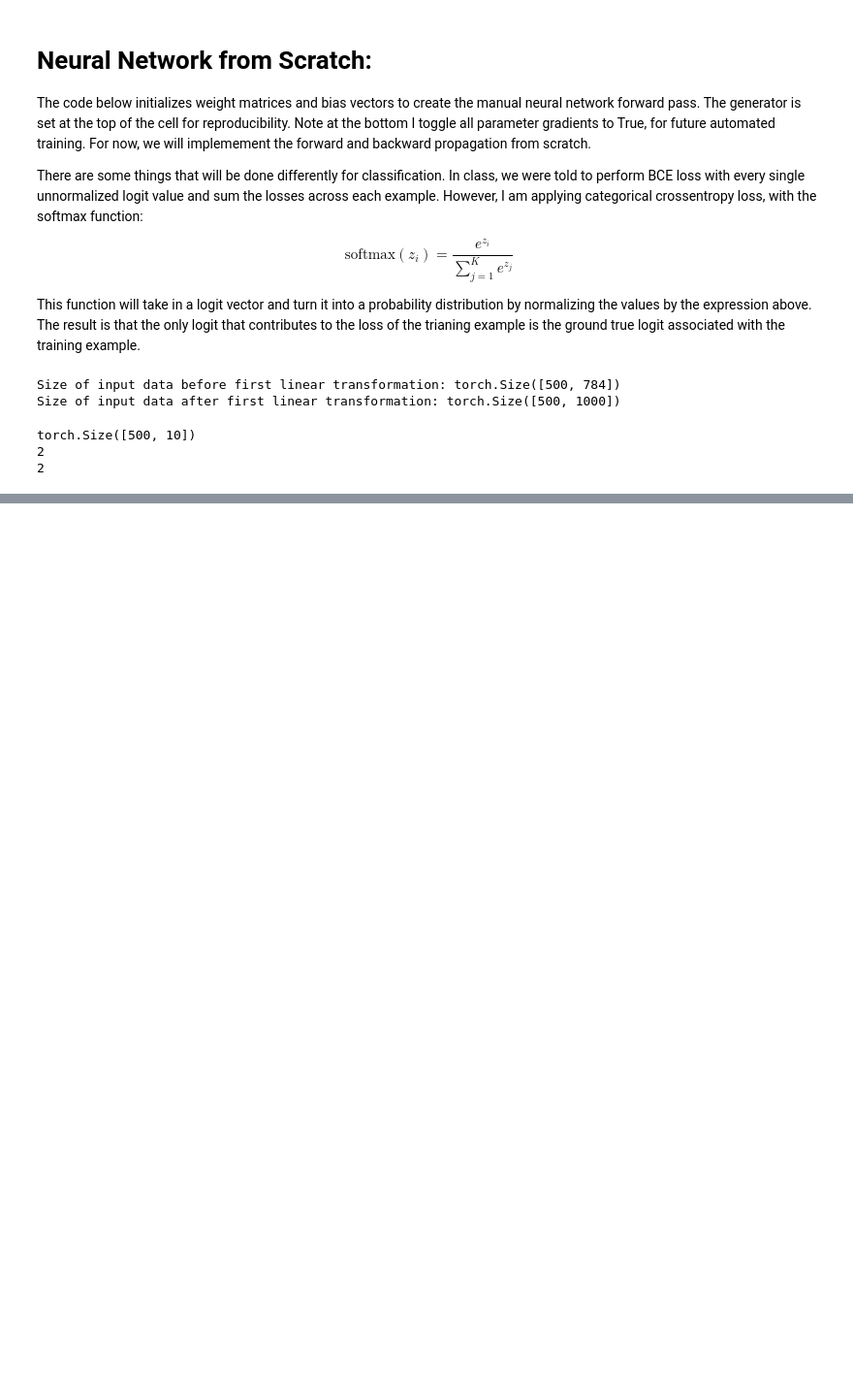
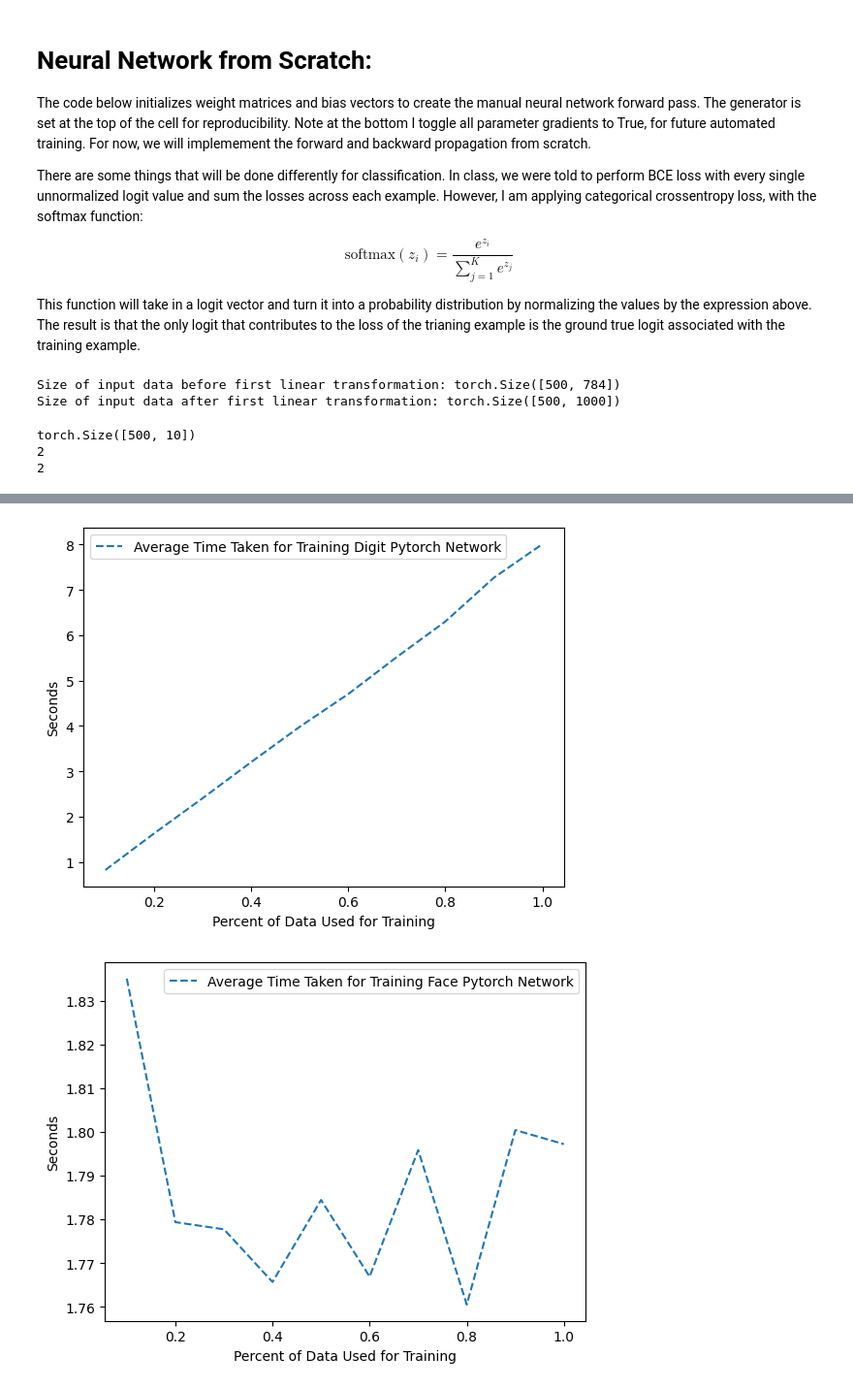
Before and after one commit to Prabhat-Shastri/FinalProjectCS440, a Jupyter notebook: project.ipynb, the cells around one changed output, grey strips where cells are left out. Shown at 97% size. Drawn from its saved outputs; the diff is of its cells as text; code cells hidden in the pictures; blank space fills up the shorter version.

```diff
--- a/project.ipynb
+++ b/project.ipynb
@@ -208,0 +474,5 @@ train_model(param_list, learning_rate, eps, X_train, y_train, losses, percent, b
+# %%
+test_NN_Face = Face_NN()
+test_NN_Face.to(device)
+
+losses, time = train_nn(test_NN_Face, 0.001, 20, X_train_face, y_train_face, {}, 0.5, 64)
@@ -208,0 +518,23 @@ train_model(param_list, learning_rate, eps, X_train, y_train, losses, percent, b
+# %%
+nn_times_face, nn_accuracies_face, nn_accuracy_stdev_face = train_all_nns(percents, 5, X_train_face,
+                                                                                       y_train_face, X_test_face, y_test_face,
+                                                                                       task_type='faces')
+
+
+nn_times_digit, nn_accuracies_digit, nn_accuracy_stdev_digit = train_all_models(percents, 5, X_train,
+                                                                                          y_train, X_test, y_test, task_type='digits')
+# %%
+plt.plot(percents, nn_times_digit, '--', label="Average Time Taken for Training Digit Pytorch Network")
+plt.xlabel("Percent of Data Used for Training")
+plt.ylabel("Seconds")
+plt.legend()
+plt.show()
+
+plt.plot(percents, nn_times_face, '--', label="Average Time Taken for Training Face Pytorch Network")
+plt.xlabel("Percent of Data Used for Training")
+plt.ylabel("Seconds")
+plt.legend()
+plt.show()
+# %% [output]
+[figure, added]
+[figure, added]
```
Also changed, not shown: parts of 22 cells of this notebook, 1 other file.
